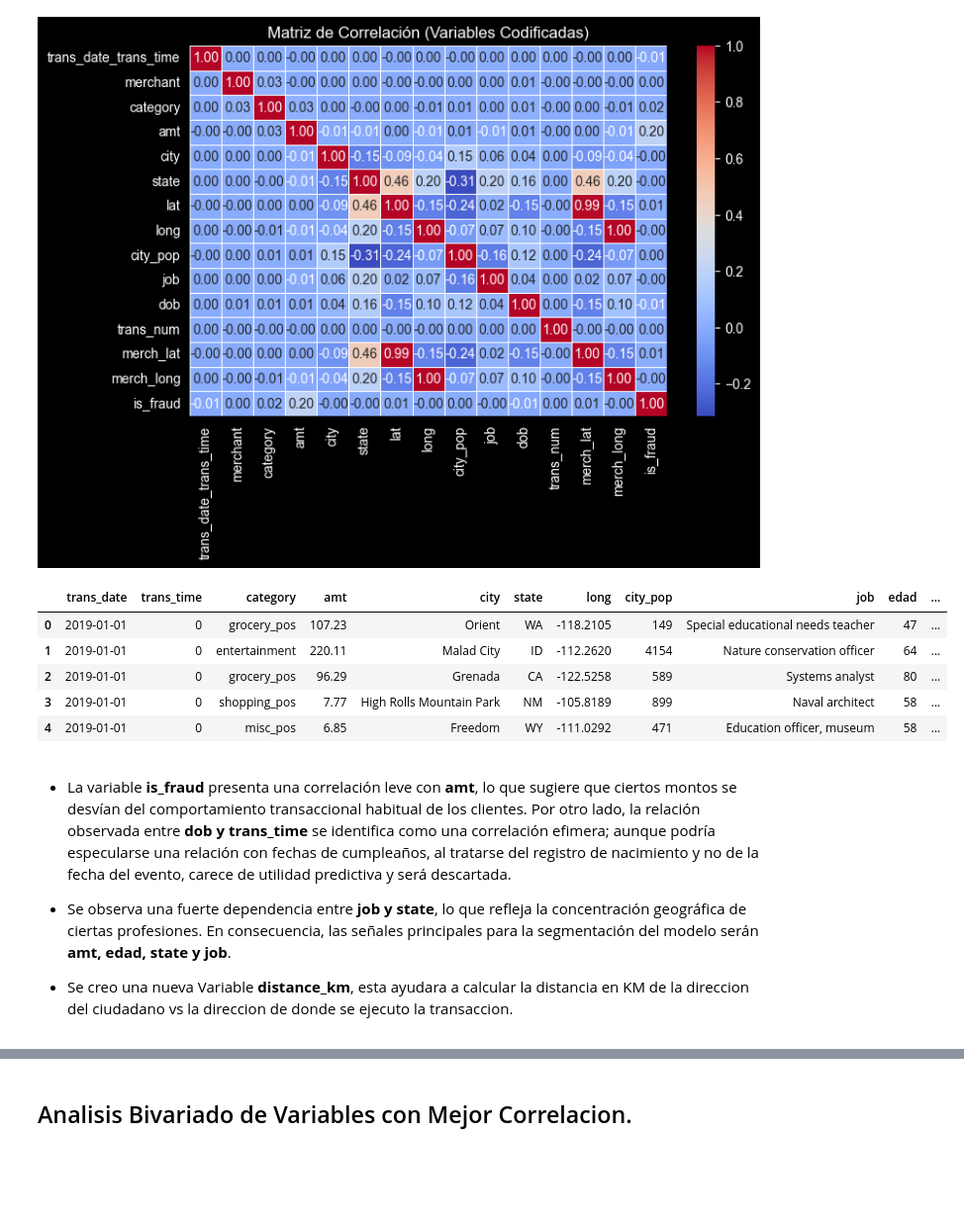
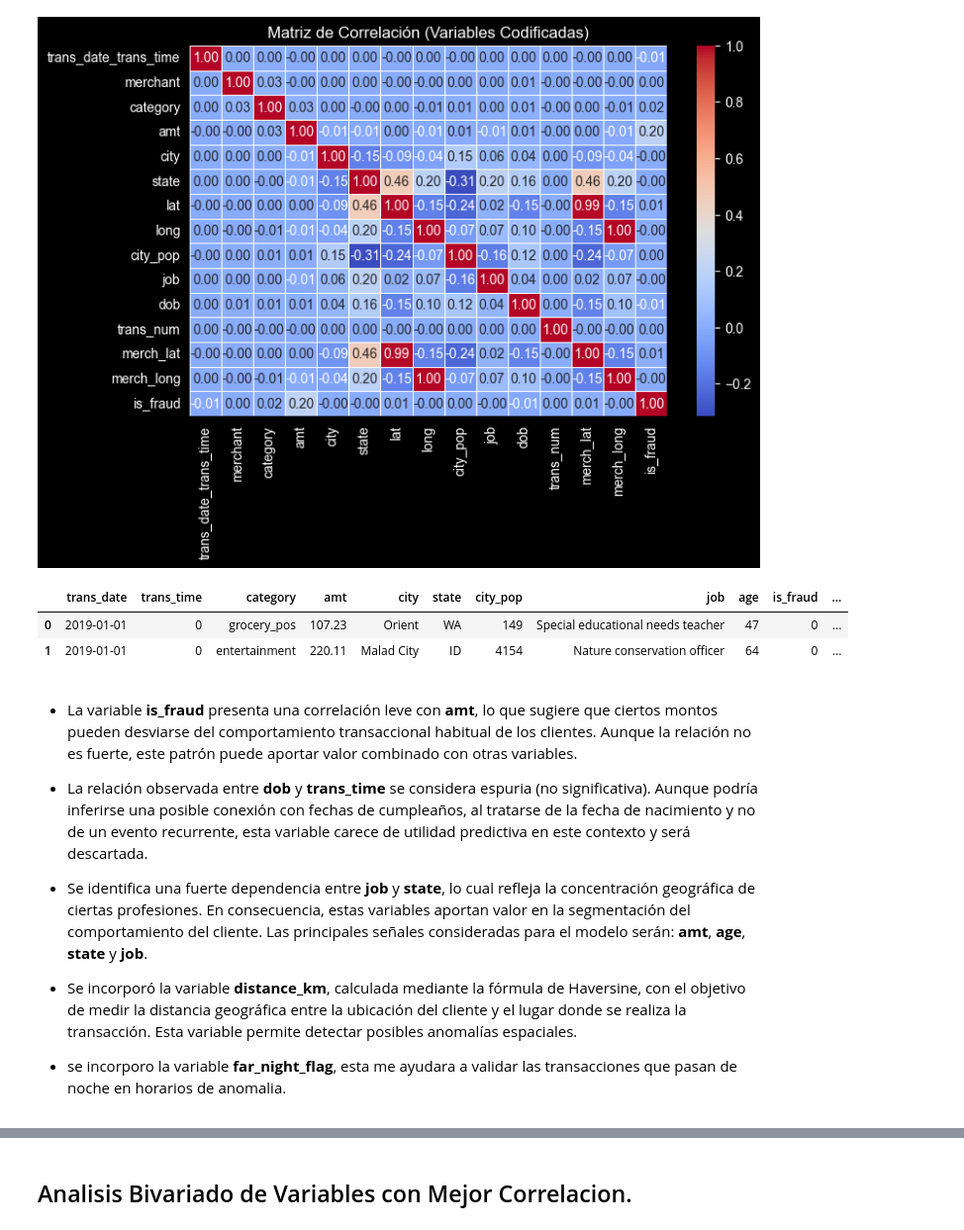
Before and after one commit to THEWACHER1103/Fraud_Detection, a Jupyter notebook: Fraude_Detecting.ipynb, the cells around one changed output, grey strips where cells are left out. Shown at 99% size. Saved outputs shown, nothing was run; the diff lists cells and outputs as text; code cells hidden in the pictures; blank space fills up the shorter version.

```diff
--- a/Fraude_Detecting.ipynb
+++ b/Fraude_Detecting.ipynb
@@ -155,10 +167,10 @@ plt.show()
 #Transforme la variable dob a la edad real de cada ciudadano
 df['dob'] = pd.to_datetime(df['dob'])
 hoy = date.today()
-df['edad'] = df['dob'].apply(
+df['age'] = df['dob'].apply(
     lambda x: hoy.year - x.year - ((hoy.month, hoy.day) < (x.month, x.day)))
-columna_a_mover = df.pop('edad')
-df.insert(12, 'edad', columna_a_mover)
+columna_a_mover = df.pop('age')
+df.insert(12, 'age', columna_a_mover)
 
 # SEPARANDO TRANSDATE DE TRANS TIME
 df['trans_date_trans_time'] = pd.to_datetime(df['trans_date_trans_time'])
@@ -182,24 +194,31 @@ def haversine(lat1, lon1, lat2, lon2):
     c = 2 * np.arctan2(np.sqrt(a), np.sqrt(1-a))
     return R * c
 
-df['distance_km'] = haversine(df['lat'], df['long'], df['merch_lat'], df['merch_long'])
+df['distance_km'] = haversine(df['lat'], df['long'], df['merch_lat'], df['merch_long']).round(2)
+
+
+df['far_night_flag'] = (
+    (df['distance_km'] > 80) &
+    ((df['trans_time'] >= 0) & (df['trans_time'] <= 6))
+).astype(int)
 # %%
-df.drop(columns=['trans_date_trans_time','lat','merch_long','merch_lat','trans_num','merchant','dob'], inplace=True)
+df.drop(columns=['trans_date_trans_time','long','lat','merch_long','merch_lat','trans_num','merchant','dob'], inplace=True)
 # %%
-df.head()
+df.head(2)
 # %% [output]
-|  | trans_date | trans_time | category | amt | city | state | long | city_pop | job | edad | ... |
-| 0 | 2019-01-01 | 0 | grocery_pos | 107.23 | Orient | WA | -118.2105 | 149 | Special educational needs teacher | 47 | ... |
-| 1 | 2019-01-01 | 0 | entertainment | 220.11 | Malad City | ID | -112.2620 | 4154 | Nature conservation officer | 64 | ... |
-| 2 | 2019-01-01 | 0 | grocery_pos | 96.29 | Grenada | CA | -122.5258 | 589 | Systems analyst | 80 | ... |
-| 3 | 2019-01-01 | 0 | shopping_pos | 7.77 | High Rolls Mountain Park | NM | -105.8189 | 899 | Naval architect | 58 | ... |
-| 4 | 2019-01-01 | 0 | misc_pos | 6.85 | Freedom | WY | -111.0292 | 471 | Education officer, museum | 58 | ... |
+|  | trans_date | trans_time | category | amt | city | state | city_pop | job | age | is_fraud | ... |
+| 0 | 2019-01-01 | 0 | grocery_pos | 107.23 | Orient | WA | 149 | Special educational needs teacher | 47 | 0 | ... |
+| 1 | 2019-01-01 | 0 | entertainment | 220.11 | Malad City | ID | 4154 | Nature conservation officer | 64 | 0 | ... |
 # %% [markdown]
-* La variable **is_fraud** presenta una correlación leve con **amt**, lo que sugiere que ciertos montos se desvían del comportamiento transaccional habitual de los clientes. Por otro lado, la relación observada entre **dob y trans_time** se identifica como una correlación efimera; aunque podría especularse una relación con fechas de cumpleaños, al tratarse del registro de nacimiento y no de la fecha del evento, carece de utilidad predictiva y será descartada.
+- La variable **is_fraud** presenta una correlación leve con **amt**, lo que sugiere que ciertos montos pueden desviarse del comportamiento transaccional habitual de los clientes. Aunque la relación no es fuerte, este patrón puede aportar valor combinado con otras variables.
 
-* Se observa una fuerte dependencia entre **job y state**, lo que refleja la concentración geográfica de ciertas profesiones. En consecuencia, las señales principales para la segmentación del modelo serán **amt, edad, state y job**.
+- La relación observada entre **dob** y **trans_time** se considera espuria (no significativa). Aunque podría inferirse una posible conexión con fechas de cumpleaños, al tratarse de la fecha de nacimiento y no de un evento recurrente, esta variable carece de utilidad predictiva en este contexto y será descartada.
 
-* Se creo una nueva Variable **distance_km**, esta ayudara a calcular la distancia en KM de la direccion del ciudadano vs la direccion de donde se ejecuto la transaccion.
+- Se identifica una fuerte dependencia entre **job** y **state**, lo cual refleja la concentración geográfica de ciertas profesiones. En consecuencia, estas variables aportan valor en la segmentación del comportamiento del cliente. Las principales señales consideradas para el modelo serán: **amt**, **age**, **state** y **job**.
+
+- Se incorporó la variable **distance_km**, calculada mediante la fórmula de Haversine, con el objetivo de medir la distancia geográfica entre la ubicación del cliente y el lugar donde se realiza la transacción. Esta variable permite detectar posibles anomalías espaciales.
+
+- se incorporo la variable **far_night_flag**, esta me ayudara a validar las transacciones que pasan de noche en horarios de anomalia.
 # %%
 df_corr_t = df.copy()
 columnas_texto = df_corr_t.select_dtypes(include=['object']).columns
```
Also changed, not shown: parts of 33 cells of this notebook.
